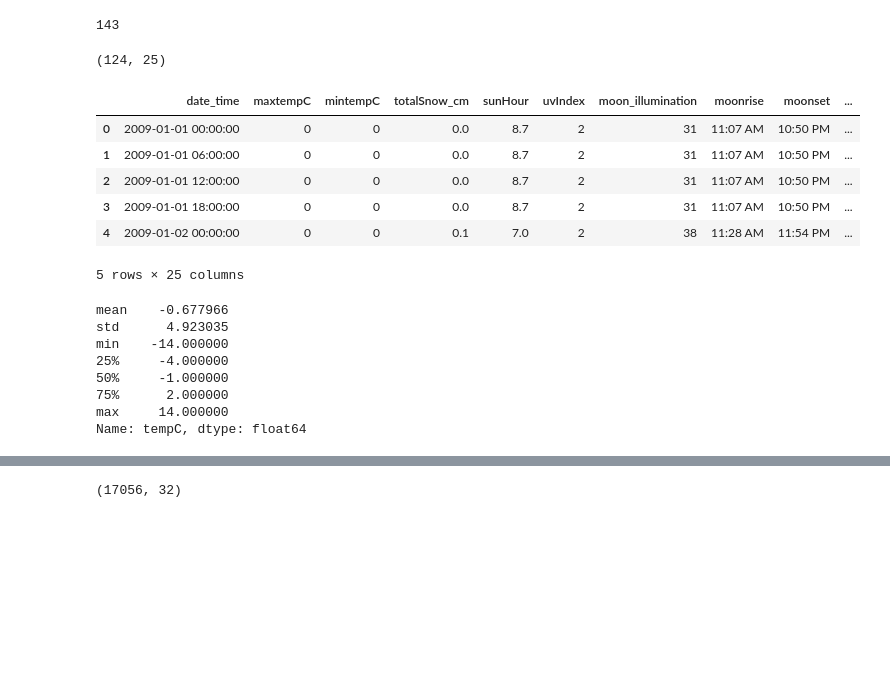
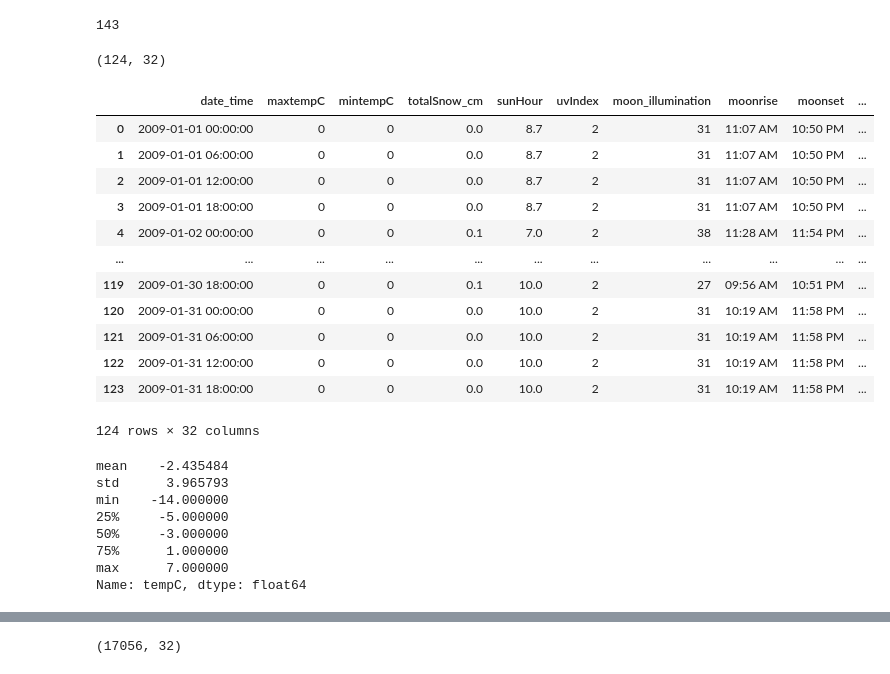
Before and after one commit to BloomTech-Labs/Labs26-Citrics-DS-TeamA, a Jupyter notebook: notebooks/Historic_Weather.ipynb, the cells around one changed output, grey strips where cells are left out. Saved outputs shown, nothing was run; the diff lists cells and outputs as text; code cells hidden in the pictures; blank space fills up the shorter version.

```diff
--- a/notebooks/Historic_Weather.ipynb
+++ b/notebooks/Historic_Weather.ipynb
@@ -162,30 +162,36 @@ len(splits)
 # %%
 # Testing split:)
 
-winter_2008 = new_york[new_york.date_time < splits[0]]
+jan_2009 = new_york[new_york.date_time < splits[0]]
 
-print(winter_2008.shape)
-winter_2008.head()
+print(jan_2009.shape)
+jan_2009
 # %% [output]
-(124, 25)
+(124, 32)
 |  | date_time | maxtempC | mintempC | totalSnow_cm | sunHour | uvIndex | moon_illumination | moonrise | moonset | ... |
 | 0 | 2009-01-01 00:00:00 | 0 | 0 | 0.0 | 8.7 | 2 | 31 | 11:07 AM | 10:50 PM | ... |
 | 1 | 2009-01-01 06:00:00 | 0 | 0 | 0.0 | 8.7 | 2 | 31 | 11:07 AM | 10:50 PM | ... |
 | 2 | 2009-01-01 12:00:00 | 0 | 0 | 0.0 | 8.7 | 2 | 31 | 11:07 AM | 10:50 PM | ... |
 | 3 | 2009-01-01 18:00:00 | 0 | 0 | 0.0 | 8.7 | 2 | 31 | 11:07 AM | 10:50 PM | ... |
 | 4 | 2009-01-02 00:00:00 | 0 | 0 | 0.1 | 7.0 | 2 | 38 | 11:28 AM | 11:54 PM | ... |
+| ... | ... | ... | ... | ... | ... | ... | ... | ... | ... | ... |
+| 119 | 2009-01-30 18:00:00 | 0 | 0 | 0.1 | 10.0 | 2 | 27 | 09:56 AM | 10:51 PM | ... |
+| 120 | 2009-01-31 00:00:00 | 0 | 0 | 0.0 | 10.0 | 2 | 31 | 10:19 AM | 11:58 PM | ... |
+| 121 | 2009-01-31 06:00:00 | 0 | 0 | 0.0 | 10.0 | 2 | 31 | 10:19 AM | 11:58 PM | ... |
+| 122 | 2009-01-31 12:00:00 | 0 | 0 | 0.0 | 10.0 | 2 | 31 | 10:19 AM | 11:58 PM | ... |
+| 123 | 2009-01-31 18:00:00 | 0 | 0 | 0.0 | 10.0 | 2 | 31 | 10:19 AM | 11:58 PM | ... |
-5 rows × 25 columns
+124 rows × 32 columns
 # %%
-desc = winter_2008.tempC.describe()[1:]
+desc = jan_2009.tempC.describe()[1:]
 desc
 # %% [output]
-mean    -0.677966
-std      4.923035
+mean    -2.435484
+std      3.965793
 min    -14.000000
-25%     -4.000000
-50%     -1.000000
-75%      2.000000
-max     14.000000
+25%     -5.000000
+50%     -3.000000
+75%      1.000000
+max      7.000000
 Name: tempC, dtype: float64
 # %%
 # to_fahr function
```
Also changed, not shown: parts of 5 cells of this notebook.
